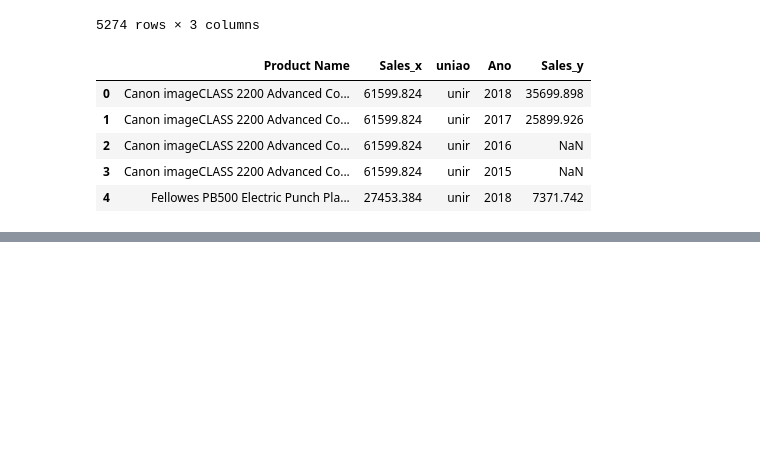
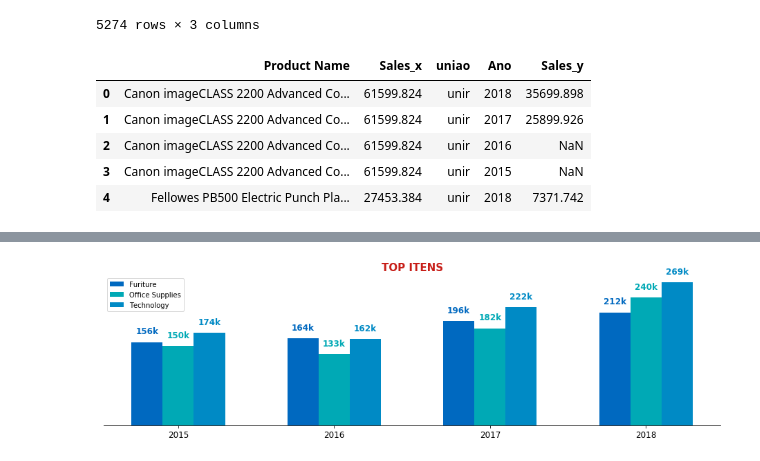
Before and after one commit to kiraDarthur/pandas-numpy, a Jupyter notebook: Criando uma apresentação de DADOS.ipynb, the cells around one changed output, grey strips where cells are left out. Saved outputs shown, nothing was run; the diff lists cells and outputs as text; code cells hidden in the pictures; blank space fills up the shorter version.

```diff
--- a/Criando uma apresentação de DADOS.ipynb
+++ b/Criando uma apresentação de DADOS.ipynb
@@ -760,0 +897,90 @@ plt.show()
+# %%
+
+
+# colocando titulos e editando o grafico
+import matplotlib.pyplot as plt
+import numpy as np
+
+fig, ax = plt.subplots(
+    figsize = (16,4)
+)
+
+ax.set_title("TOP ITENS",
+             fontsize=15,
+             fontweight="bold",
+             color="#c71e18"
+)
+
+wid = 0.2
+
+ax.bar(categoria[categoria.Category == "Furniture"].Ano.values-wid,
+       categoria[categoria.Category == "Furniture"].Sales.values,
+       color ="#0069c0",
+       label="Furiture",
+       width=wid
+    )
+ax.bar(categoria[categoria.Category == "Office Supplies"].Ano.values,
+       categoria[categoria.Category == "Office Supplies"].Sales.values,
+       color ="#00a9b5",
+       label="Office Supplies",
+       width=wid
+      )
+ax.bar(categoria[categoria.Category == "Technology"].Ano.values+wid,
+       categoria[categoria.Category == "Technology"].Sales.values,
+       color ="#008ac5",
+       label="Technology",
+       width=wid
+      )
+
+
+
+ax.legend()
+for i in np.arange(0,4):
+    ax.annotate("{:,.0f}k".format(categoria[categoria.Category == "Furniture"].Sales.values[i]/1000),
+               (categoria[categoria.Category == "Furniture"].Ano.values[i]-wid,categoria[categoria.Category == "Furniture"].Sales.values[i]),
+                ha="center",
+                xytext=(0,12),
+                textcoords="offset points",
+                fontsize =12,
+                color="#0069c0",
+                fontweight="bold"
+                 )
+    ax.annotate("{:,.0f}k".format(categoria[categoria.Category == "Office Supplies"].Sales.values[i]/1000),
+               (categoria[categoria.Category == "Office Supplies"].Ano.values[i],categoria[categoria.Category ==  "Office Supplies"].Sales.values[i]),
+                ha="center",
+                xytext=(0,12),
+                textcoords="offset points",
+                fontsize =12,
+                color="#00a9b5",
+                fontweight="bold"
+                 )
+    ax.annotate("{:,.0f}k".format(categoria[categoria.Category == "Technology"].Sales.values[i]/1000),
+               (categoria[categoria.Category == "Technology"].Ano.values[i]+wid,categoria[categoria.Category == "Technology"].Sales.values[i]),
+                ha="center",
+                xytext=(0,12),
+                textcoords="offset points",
+                fontsize =12,
+                color="#008ac5",
+                fontweight="bold"
+                 )
+
+
+
+ax.set_yticks([0,100000])
+ax.yaxis.set_visible(False)
+
+ax.spines["top"].set_visible(False)
+ax.spines["left"].set_visible(False)
+ax.spines["right"].set_visible(False)
+
+
+
+ax.xaxis.set_ticks([2015,2016,2017,2018])
+ax.tick_params(axis="x",labelsize=12)#tamanho do eixo x
+
+
+
+
+plt.savefig("TOP ITENS",transparent=True)
+# %% [output]
+[figure, added]
```
Also changed, not shown: parts of 11 cells of this notebook, 7 other files.
